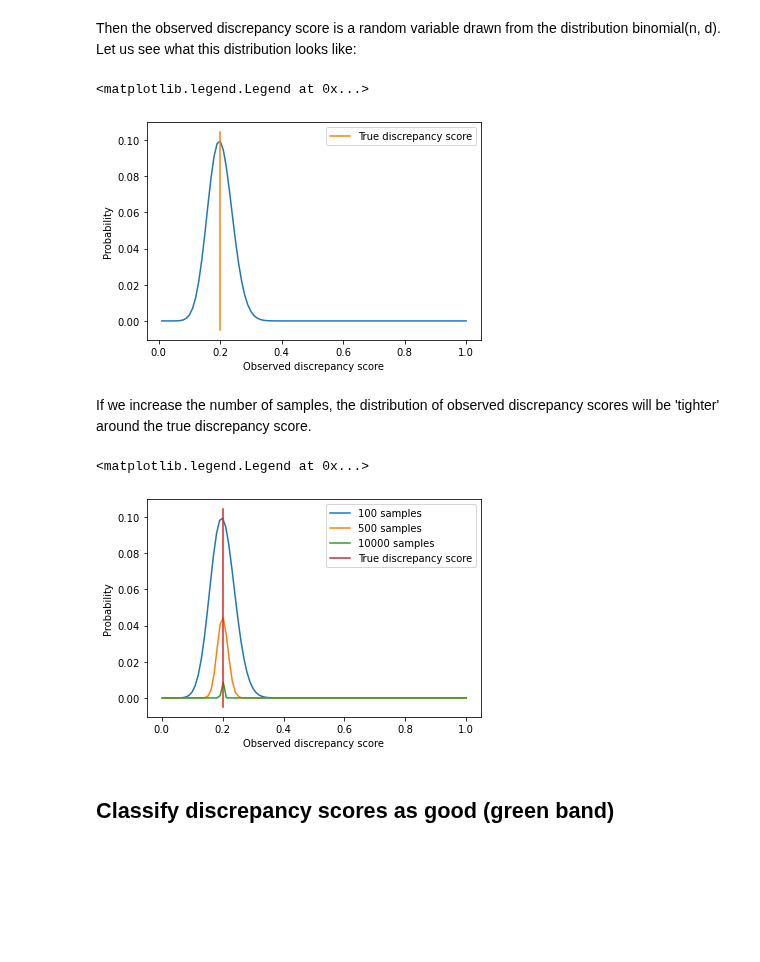
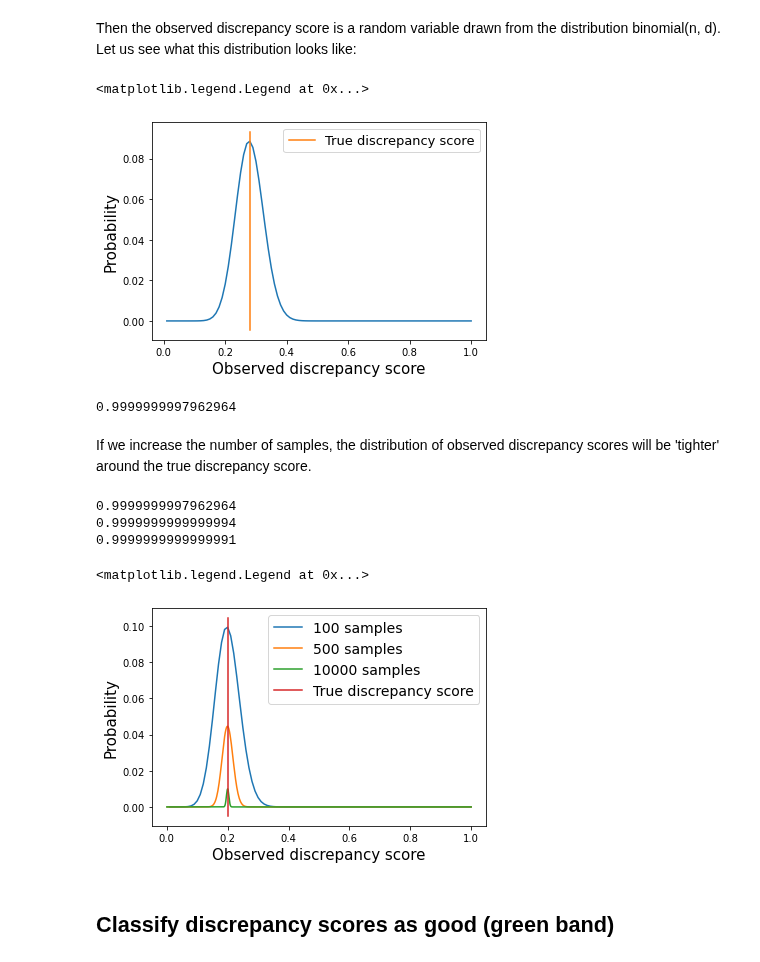
Before and after one commit to amrita112/DiscSim-old, a Jupyter notebook: Scripts/binomial_confidence_demo.ipynb, the cells around one changed output. Saved outputs shown, nothing was run; the diff lists cells and outputs as text; code cells hidden in the pictures; blank space fills up the shorter version.

```diff
--- a/Scripts/binomial_confidence_demo.ipynb
+++ b/Scripts/binomial_confidence_demo.ipynb
@@ -30,38 +31,46 @@ We will model discrepancy of a discrete variable as a binomial random variable w
 Then the observed discrepancy score is a random variable drawn from the distribution binomial(n, d). Let us see what this distribution looks like:
 # %%
 n = 100 # Number of samples
-d = 0.2 # 'True' discrepancy score of this worker: 20% of samples are mismatching with supervisor.
+d = 0.28 # 'True' discrepancy score of this worker: 20% of samples are mismatching with supervisor.
 x = np.linspace(1, n, 100)
 
 plt.figure()
 plt.plot(x/n, binom.pmf(x, n, d))
-plt.xlabel('Observed discrepancy score')
-plt.ylabel('Probability')
+plt.xlabel('Observed discrepancy score', fontsize = 15)
+plt.ylabel('Probability', fontsize = 15)
 plt.plot([d, d], plt.ylim(), label = 'True discrepancy score')
-plt.legend()
+plt.legend(fontsize = 13)
 # %% [output]
 <matplotlib.legend.Legend at 0x...>
-[figure, old version]
+[figure, new version]
+# %%
+np.sum(binom.pmf(x, n, d))
+# %% [output]
+0.9999999997962964
 # %% [markdown]
 If we increase the number of samples, the distribution of observed discrepancy scores will be 'tighter' around the true discrepancy score.
 # %%
 d = 0.2 # 'True' discrepancy score of this worker: 20% of samples are mismatching with supervisor.
 
 plt.figure()
 
 for n in (100, 500, 10000):
 
-    x = np.linspace(1, n, 100).astype(int)
+    x = np.linspace(1, n, n).astype(int)
     prob = binom.pmf(x, n, d)
+    print(np.sum(prob))
     plt.plot(x/n, prob, label = '{0} samples'.format(n))
 
-plt.xlabel('Observed discrepancy score')
-plt.ylabel('Probability')
+plt.xlabel('Observed discrepancy score', fontsize = 15)
+plt.ylabel('Probability', fontsize = 15)
 plt.plot([d, d], plt.ylim(), label = 'True discrepancy score')
-plt.legend()
+plt.legend(fontsize = 14)
 # %% [output]
-<matplotlib.legend.Legend at 0x...>
+0.9999999997962964
+0.9999999999999994
+0.9999999999999991
+<matplotlib.legend.Legend at 0x...>
-[figure, old version]
+[figure, new version]
 # %% [markdown]
 ## Classify discrepancy scores as good (green band)
 # %% [markdown]
```
Also changed, not shown: parts of 15 cells of this notebook, 2 other files.
